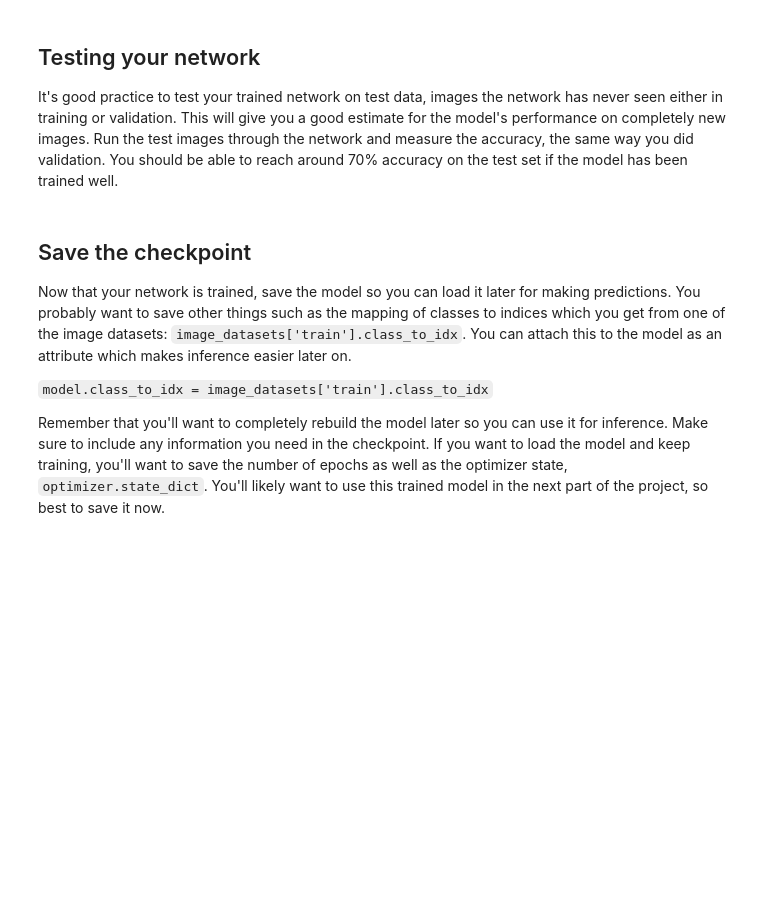
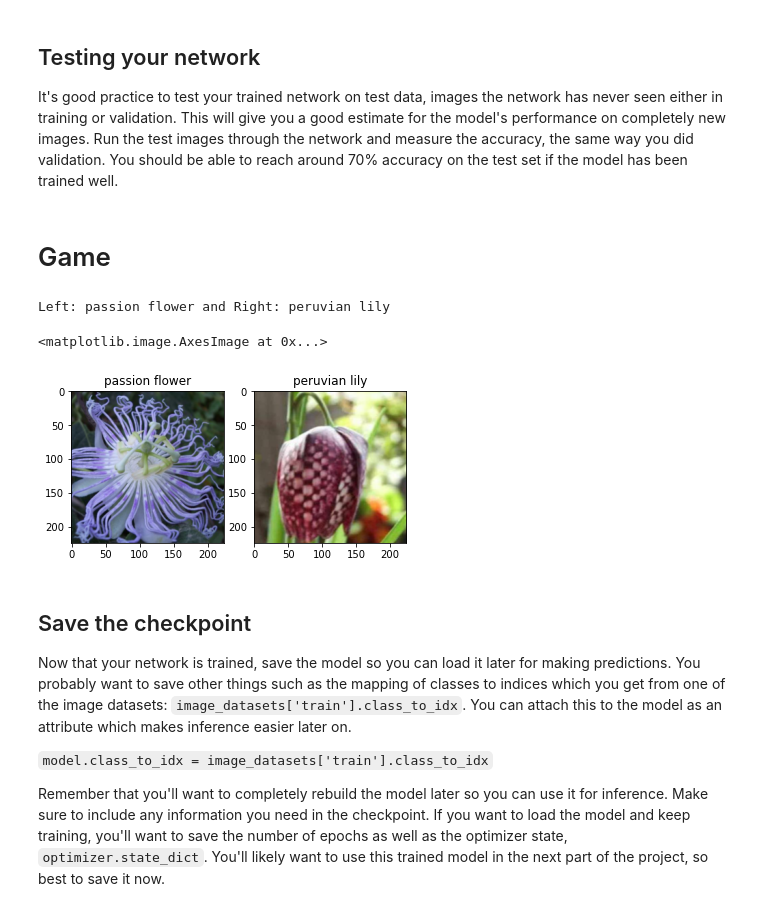
Before and after one commit to lukeahwilson/udacity-final-project, a Jupyter notebook: Image Classifier Project.ipynb, the cells around one changed output. Drawn from its saved outputs; the diff is of its cells as text; code cells hidden in the pictures; blank space fills up the shorter version.

Commit message:
Introduced a game iterator to show images and let the model guess against the displayed flowers

```diff
--- a/Image Classifier Project.ipynb
+++ b/Image Classifier Project.ipynb
@@ -61,17 +61,23 @@ test_transform = transforms.Compose([transforms.Resize(int(np.round_(image_1d_si
                                      transforms.ToTensor(),
                                      transforms.Normalize([0.485, 0.456, 0.406], [0.229, 0.224, 0.225])])
 
+game_transform = transforms.Compose([transforms.Resize(int(np.round_(image_1d_size*1.1, decimals=0))),
+                                     transforms.CenterCrop(image_1d_size),
+                                     transforms.ToTensor()])
+
 overfit_transform = train_transform
 
 #Create training and testing datasets and transform them with defined transforms above
 train_data = datasets.ImageFolder(train_dir, transform=train_transform)
 test_data = datasets.ImageFolder(test_dir, transform=test_transform)
 overfit_data = datasets.ImageFolder(overfit_dir, transform=test_transform)
+game_data = datasets.ImageFolder(test_dir, transform=game_transform)
 
 #Turn training and testing datasets into generators that can be accessed by an iterator or loop
 train_loader = torch.utils.data.DataLoader(train_data, batch_size=256, shuffle=True)
 test_loader = torch.utils.data.DataLoader(test_data, batch_size=64, shuffle=True)
 overfit_loader = torch.utils.data.DataLoader(overfit_data, batch_size=4, shuffle=True)
+game_loader = torch.utils.data.DataLoader(game_data, batch_size=2, shuffle=True)
 # %% [markdown]
 ### Label mapping
 
@@ -449,6 +456,29 @@ Epoch: 40/40..  Training Loss: 1.059..  Test Loss: 1.092..  Test Accuracy: 0.703
 It's good practice to test your trained network on test data, images the network has never seen either in training or validation. This will give you a good estimate for the model's performance on completely new images. Run the test images through the network and measure the accuracy, the same way you did validation. You should be able to reach around 70% accuracy on the test set if the model has been trained well.
 # %%
 # TODO: Do validation on the test set
+# %% [markdown]
+# Game
+# %%
+#Predicted images in batches of two!
+model.cpu()
+game_images, game_labels = next(iter(game_loader))
+
+prediction = torch.exp(model(game_images))
+highest_prob, predicted_class = prediction.topk(1, dim=1)
+
+print('Left: \033[1m{}\033[0m and Right: \033[1m{}\033[0m'.format(flower_name_dic[str(predicted_class[0].item())], flower_name_dic[str(predicted_class[1].item())]))
+
+plt.subplot(1, 2, 1)
+plt.title(flower_name_dic[str(game_labels[0].item())])
+plt.imshow(game_images[0].numpy().transpose((1, 2, 0)))
+
+plt.subplot(1, 2, 2)
+plt.title(flower_name_dic[str(game_labels[1].item())])
+plt.imshow(game_images[1].numpy().transpose((1, 2, 0)))
+# %% [output]
+Left: passion flower and Right: peruvian lily
+<matplotlib.image.AxesImage at 0x...>
+[figure, added]
 # %% [markdown]
 ## Save the checkpoint
 
```
Also changed, not shown: parts of 1 cell of this notebook.
